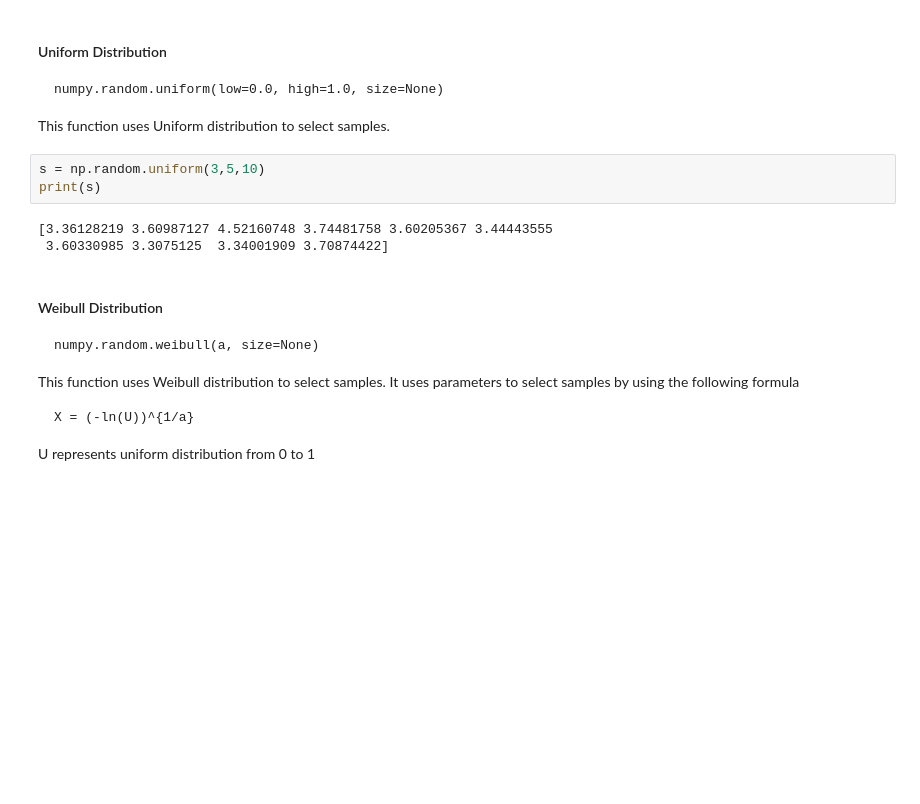
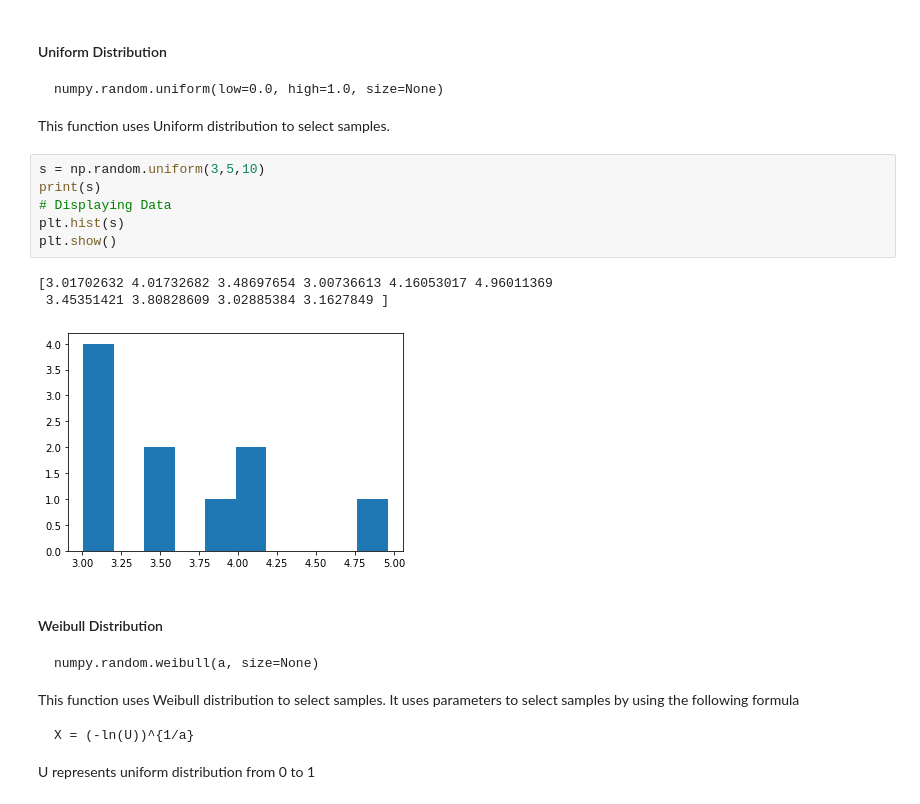
Before and after one commit to Trishmcc/Programming-for-Data-Analysis, a Jupyter notebook: numpy_random_package_explained.ipynb, the cells around one changed output. Drawn from its saved outputs; the diff is of its cells as text; blank space fills up the shorter version.

```diff
--- a/numpy_random_package_explained.ipynb
+++ b/numpy_random_package_explained.ipynb
@@ -126,9 +155,13 @@ This function uses Uniform distribution to select samples.
 # %%
 s = np.random.uniform(3,5,10)
 print(s)
+# Displaying Data
+plt.hist(s)
+plt.show()
 # %% [output]
-[3.36128219 3.60987127 4.52160748 3.74481758 3.60205367 3.44443555
- 3.60330985 3.3075125  3.34001909 3.70874422]
+[3.01702632 4.01732682 3.48697654 3.00736613 4.16053017 4.96011369
+ 3.45351421 3.80828609 3.02885384 3.1627849 ]
+[figure, added]
 # %% [markdown]
 #### Weibull Distribution
 
```
Also changed, not shown: parts of 5 cells of this notebook.
